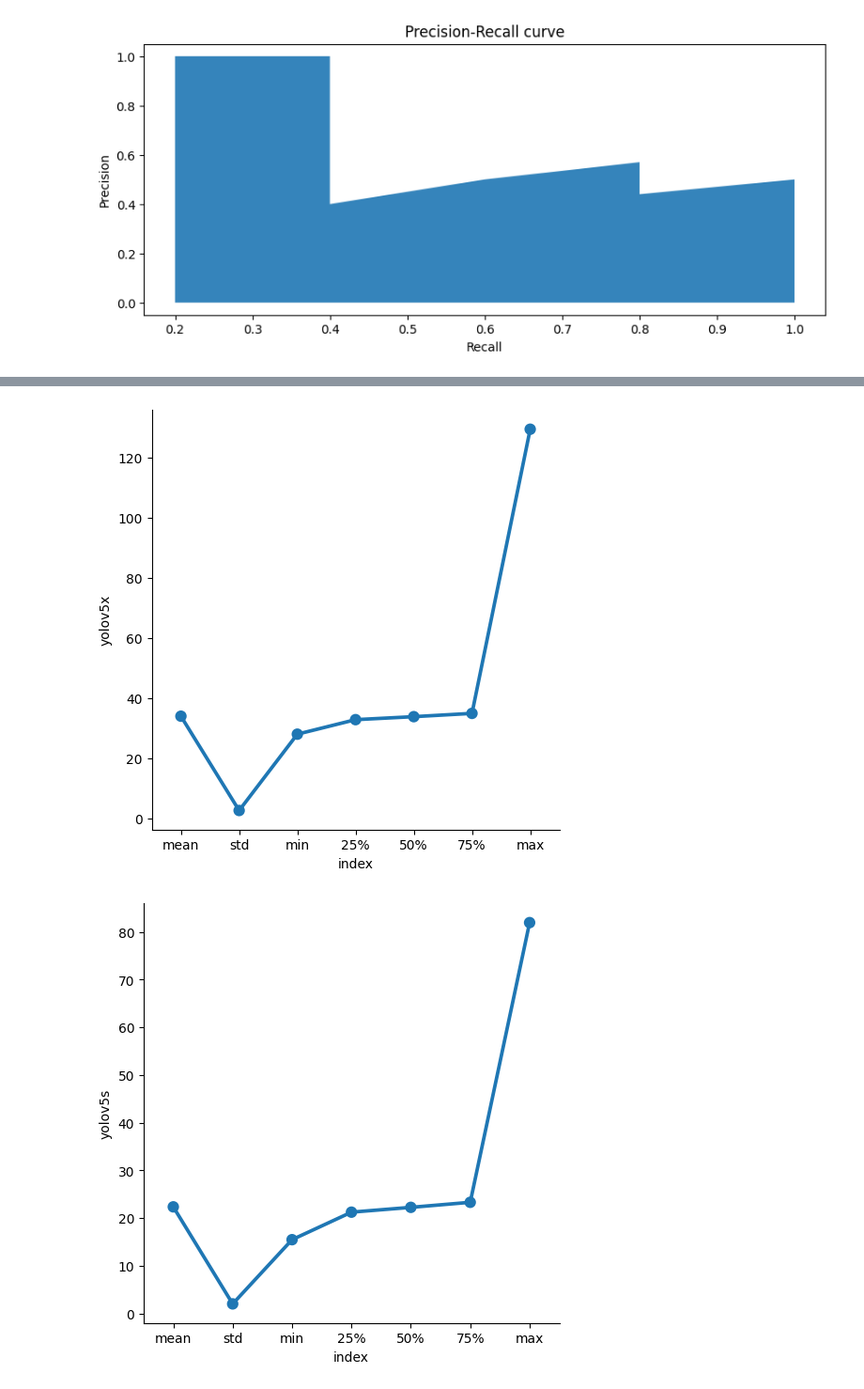
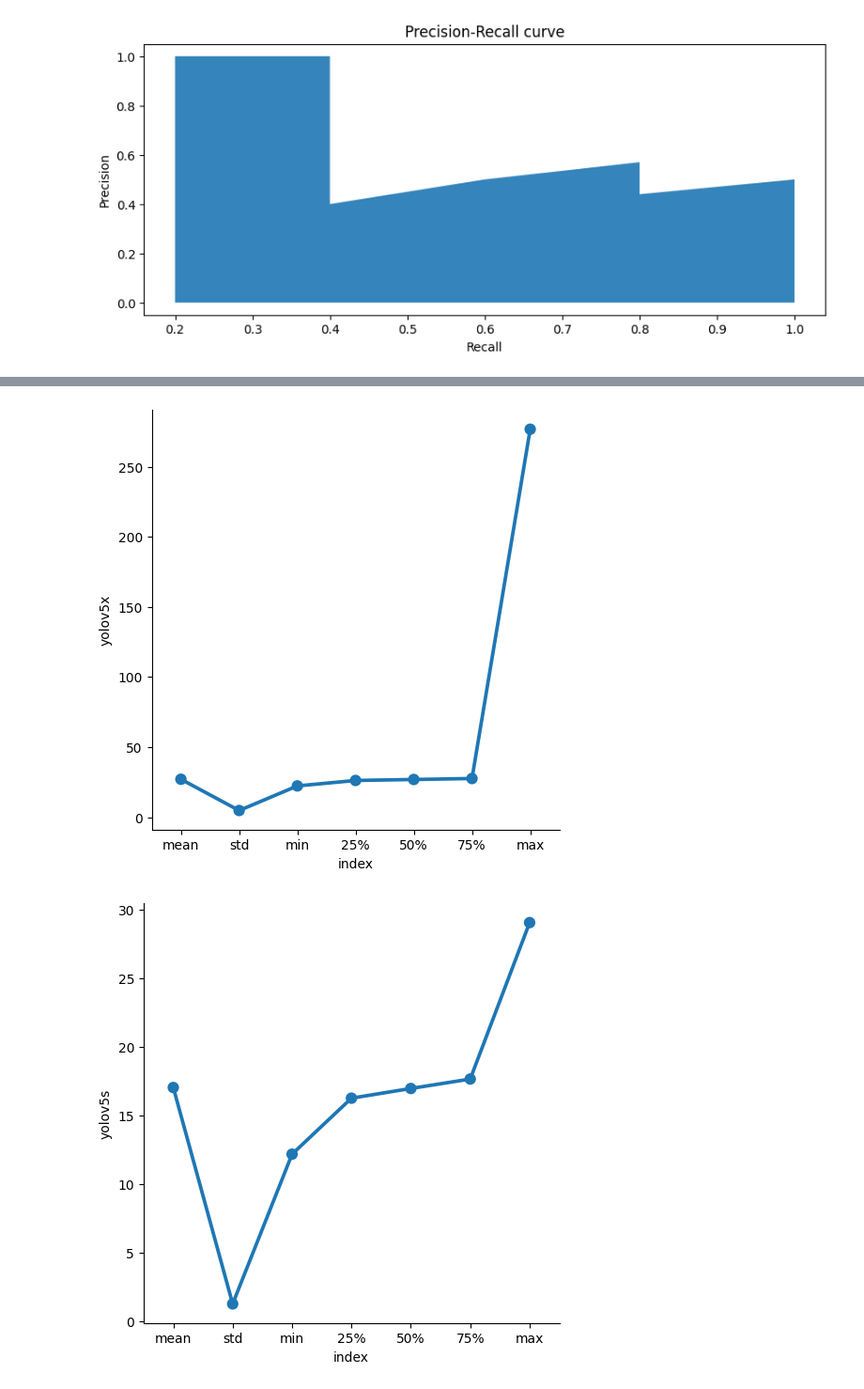
Before and after one commit to cekicbaris/DeepLearningForObjectDetection, a Jupyter notebook: notebook.ipynb, the cells around one changed output, grey strips where cells are left out. Shown at 94% size. Saved outputs shown, nothing was run; the diff lists cells and outputs as text; code cells hidden in the pictures.

```diff
--- a/notebook.ipynb
+++ b/notebook.ipynb
@@ -30,8 +30,8 @@ plot_static_precision_recall_curve(dataset['Recall'], dataset['Precision'])
 # %% [output]
 [figure]
 # %%
-gpu_stats = pd.read_json('stats/V100/stats_V100.json')
-yolov3_stats = pd.read_json('stats/V100/stats_yoloV3_V100.json')
+gpu_stats = pd.read_json('stats/A100/stats_A100.json')
+yolov3_stats = pd.read_json('stats/A100/stats_A100_yoloV3.json')
 
 final_df = pd.concat([gpu_stats, yolov3_stats], axis=1)
 final_df.head()
@@ -44,5 +44,5 @@ for i in describe_num_df.columns:
   if i in ['index']:
     continue
   sns.factorplot(x="index", y=i, data=describe_num_df)
-  plt.show()
+plt.show()
 # %% [output]
@@ -53,2 +53,2 @@ for i in describe_num_df.columns:
-[figure, old version]
+[figure, new version]
-[figure, old version]
+[figure, new version]
```
Also changed, not shown: parts of 8 cells of this notebook, 5 other files.
